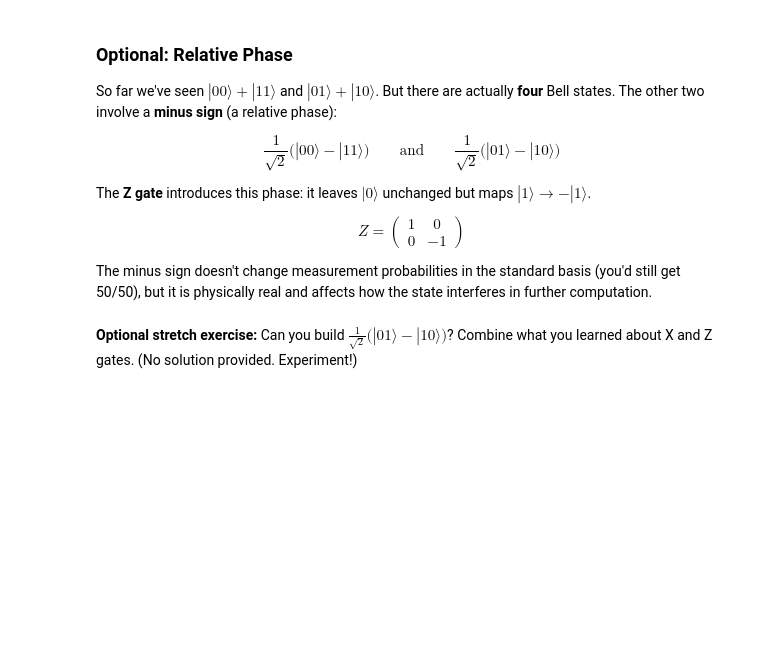
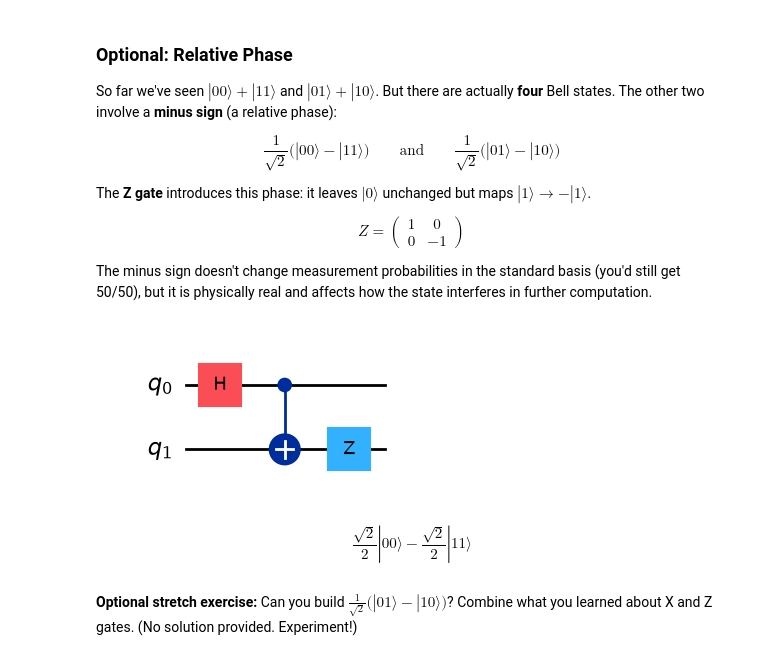
Before and after one commit to kqtiiv/a-decade-on-the-cloud, a Jupyter notebook: labs/QGSS2026_Lab1.ipynb, the cells around one changed output. Drawn from its saved outputs; the diff is of its cells as text; code cells hidden in the pictures; blank space fills up the shorter version.

```diff
--- a/labs/QGSS2026_Lab1.ipynb
+++ b/labs/QGSS2026_Lab1.ipynb
@@ -220,13 +259,16 @@ The minus sign doesn't change measurement probabilities in the standard basis (y
 # %%
 # Create |00⟩ - |11⟩ by adding a Z gate
 qc = QuantumCircuit(2)
 qc.h(0)
 qc.cx(0, 1)
-qc.z(0)  # Try changing to qc.z(1) -- same result!
+qc.z(1)  # Try changing to qc.z(1) -- same result!
 display(qc.draw("mpl"))
 
 sv = Statevector(qc)
 display(sv.draw("latex"))
+# %% [output]
+[figure, added]
+$$\frac{\sqrt{2}}{2} |00\rangle- \frac{\sqrt{2}}{2} |11\rangle$$
 # %% [markdown]
 **Optional stretch exercise:** Can you build $\frac{1}{\sqrt{2}}\bigl(|01\rangle - |10\rangle\bigr)$? Combine what you learned about X and Z gates. (No solution provided. Experiment!)
 # %%
```
Also changed, not shown: parts of 37 cells of this notebook, 3 other files.
